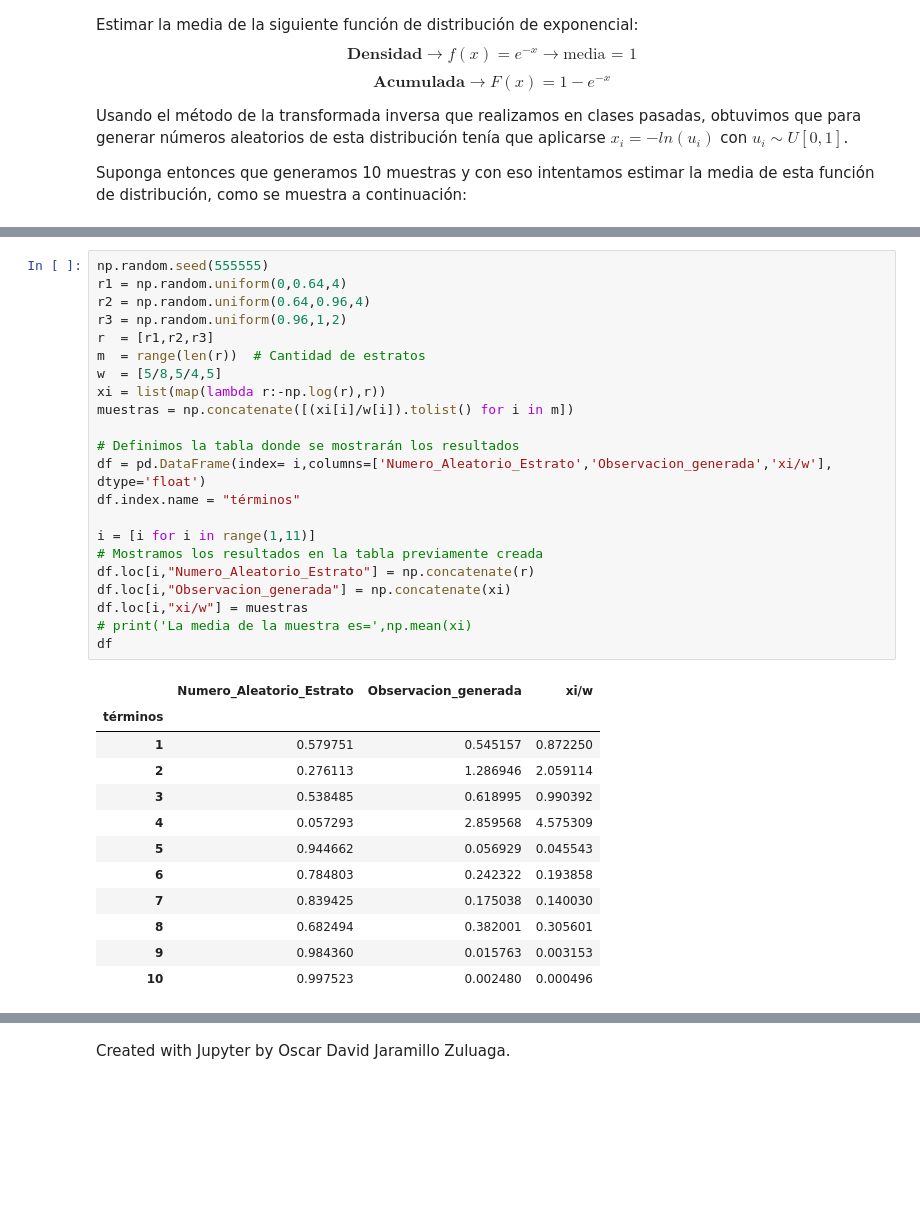
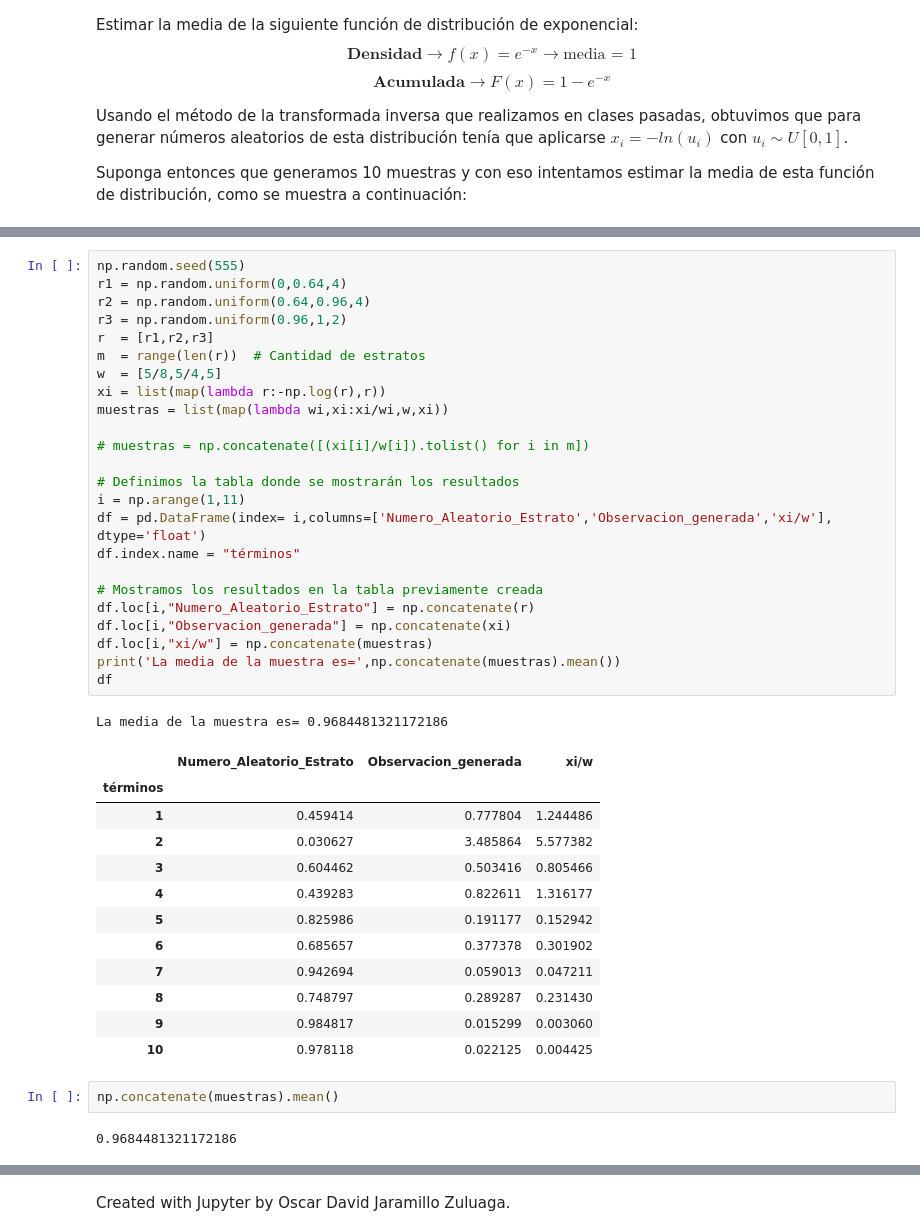
Before and after one commit to ogvilla67/SPF-2018-II, a Jupyter notebook: TEMA-2/Clase13_MetodosDeReduccionDeVarianza.ipynb, the cells around one changed output, grey strips where cells are left out. Drawn from its saved outputs; the diff is of its cells as text; blank space fills up the shorter version.

```diff
--- a/TEMA-2/Clase13_MetodosDeReduccionDeVarianza.ipynb
+++ b/TEMA-2/Clase13_MetodosDeReduccionDeVarianza.ipynb
@@ -289,38 +289,45 @@ df
 # %% [markdown]
 ![imagen.png](attachment:imagen.png)
 # %%
-np.random.seed(555555)
+np.random.seed(555)
 r1 = np.random.uniform(0,0.64,4)
 r2 = np.random.uniform(0.64,0.96,4)
 r3 = np.random.uniform(0.96,1,2)
 r  = [r1,r2,r3]
 m  = range(len(r))  # Cantidad de estratos
 w  = [5/8,5/4,5]
 xi = list(map(lambda r:-np.log(r),r))
-muestras = np.concatenate([(xi[i]/w[i]).tolist() for i in m])
+muestras = list(map(lambda wi,xi:xi/wi,w,xi))
+
+# muestras = np.concatenate([(xi[i]/w[i]).tolist() for i in m])
 
 # Definimos la tabla donde se mostrarán los resultados
+i = np.arange(1,11)
 df = pd.DataFrame(index= i,columns=['Numero_Aleatorio_Estrato','Observacion_generada','xi/w'], dtype='float')
 df.index.name = "términos"
 
-i = [i for i in range(1,11)]
 # Mostramos los resultados en la tabla previamente creada
 df.loc[i,"Numero_Aleatorio_Estrato"] = np.concatenate(r)
 df.loc[i,"Observacion_generada"] = np.concatenate(xi)
-df.loc[i,"xi/w"] = muestras
-# print('La media de la muestra es=',np.mean(xi)
+df.loc[i,"xi/w"] = np.concatenate(muestras)
+print('La media de la muestra es=',np.concatenate(muestras).mean())
 df
 # %% [output]
+La media de la muestra es= 0.9684481321172186
 |  | Numero_Aleatorio_Estrato | Observacion_generada | xi/w |
 | términos |  |  |  |
-| 1 | 0.579751 | 0.545157 | 0.872250 |
-| 2 | 0.276113 | 1.286946 | 2.059114 |
-| 3 | 0.538485 | 0.618995 | 0.990392 |
-| 4 | 0.057293 | 2.859568 | 4.575309 |
-| 5 | 0.944662 | 0.056929 | 0.045543 |
-| 6 | 0.784803 | 0.242322 | 0.193858 |
-| 7 | 0.839425 | 0.175038 | 0.140030 |
-| 8 | 0.682494 | 0.382001 | 0.305601 |
-| 9 | 0.984360 | 0.015763 | 0.003153 |
-| 10 | 0.997523 | 0.002480 | 0.000496 |
+| 1 | 0.459414 | 0.777804 | 1.244486 |
+| 2 | 0.030627 | 3.485864 | 5.577382 |
+| 3 | 0.604462 | 0.503416 | 0.805466 |
+| 4 | 0.439283 | 0.822611 | 1.316177 |
+| 5 | 0.825986 | 0.191177 | 0.152942 |
+| 6 | 0.685657 | 0.377378 | 0.301902 |
+| 7 | 0.942694 | 0.059013 | 0.047211 |
+| 8 | 0.748797 | 0.289287 | 0.231430 |
+| 9 | 0.984817 | 0.015299 | 0.003060 |
+| 10 | 0.978118 | 0.022125 | 0.004425 |
+# %%
+np.concatenate(muestras).mean()
+# %% [output]
+0.9684481321172186
 # %%
```
Also changed, not shown: parts of 5 cells of this notebook.
